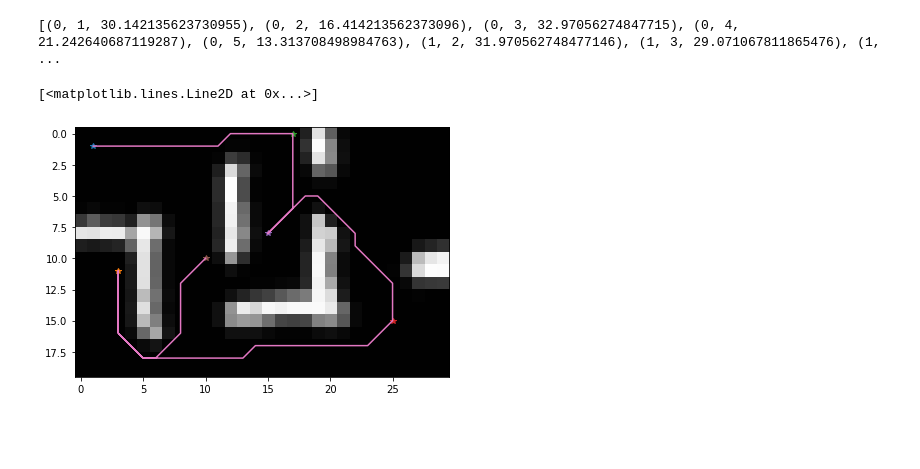
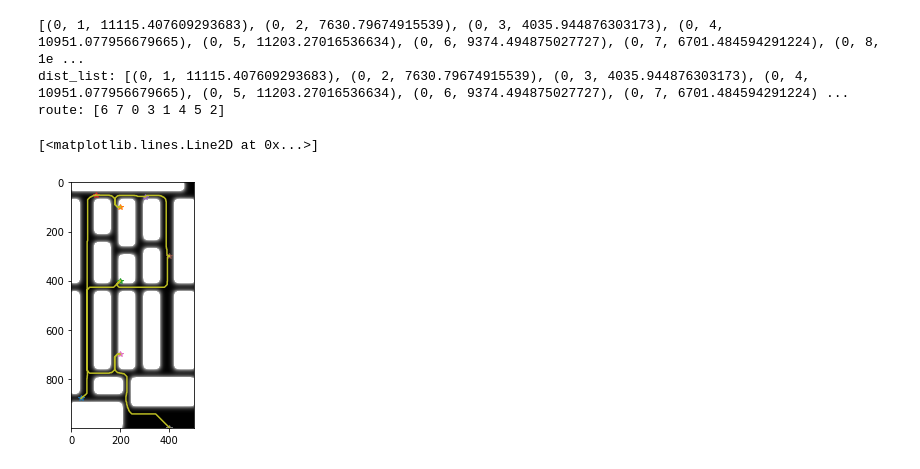
Before and after one commit to NikolasE/hackdaysBW_TeamAwesome, a Jupyter notebook: app/pathplanning/pathplanning.ipynb, the cells around one changed output. Saved outputs shown, nothing was run; the diff lists cells and outputs as text; code cells hidden in the pictures; blank space fills up the shorter version.

```diff
--- a/app/pathplanning/pathplanning.ipynb
+++ b/app/pathplanning/pathplanning.ipynb
@@ -16,14 +8,27 @@ product_locations = {
+# %%
+locations = [
+    (880, 40),
+    (100, 200),
+    (400, 200),
+    (50, 100),
+    (60, 300),
+    (300, 400),
+    (700, 200),
+    (999, 400),
+]
 # %%
 
-pp = pathplanning.Pathplanner('map.png', product_locations)
+pp = pathplanning.Pathplanner('map.png', locations)
 print(pp.inter_product_distances)
-route = pp.get_path()
+path, route = pp.get_path()
 # %% [output]
-[(0, 1, 30.142135623730955), (0, 2, 16.414213562373096), (0, 3, 32.97056274847715), (0, 4, 21.242640687119287), (0, 5, 13.313708498984763), (1, 2, 31.970562748477146), (1, 3, 29.071067811865476), (1,  ...
+[(0, 1, 11115.407609293683), (0, 2, 7630.79674915539), (0, 3, 4035.944876303173), (0, 4, 10951.077956679665), (0, 5, 11203.27016536634), (0, 6, 9374.494875027727), (0, 7, 6701.484594291224), (0, 8, 1e ...
+dist_list: [(0, 1, 11115.407609293683), (0, 2, 7630.79674915539), (0, 3, 4035.944876303173), (0, 4, 10951.077956679665), (0, 5, 11203.27016536634), (0, 6, 9374.494875027727), (0, 7, 6701.484594291224) ...
+route: [6 7 0 3 1 4 5 2]
 # %%
 skimage.io.imshow(pp.map)
-[plt.plot(pl[1], pl[0], '*') for pl in product_locations.values()]
-plt.plot([p[1] for p in route], [p[0] for p in route])
+[plt.plot(pl[1], pl[0], '*') for pl in locations]
+plt.plot([p[1] for p in path], [p[0] for p in path])
 # %% [output]
 [<matplotlib.lines.Line2D at 0x...>]
-[figure, old version]
+[figure, new version]
```
Also changed, not shown: parts of 2 cells of this notebook, 2 other files.
